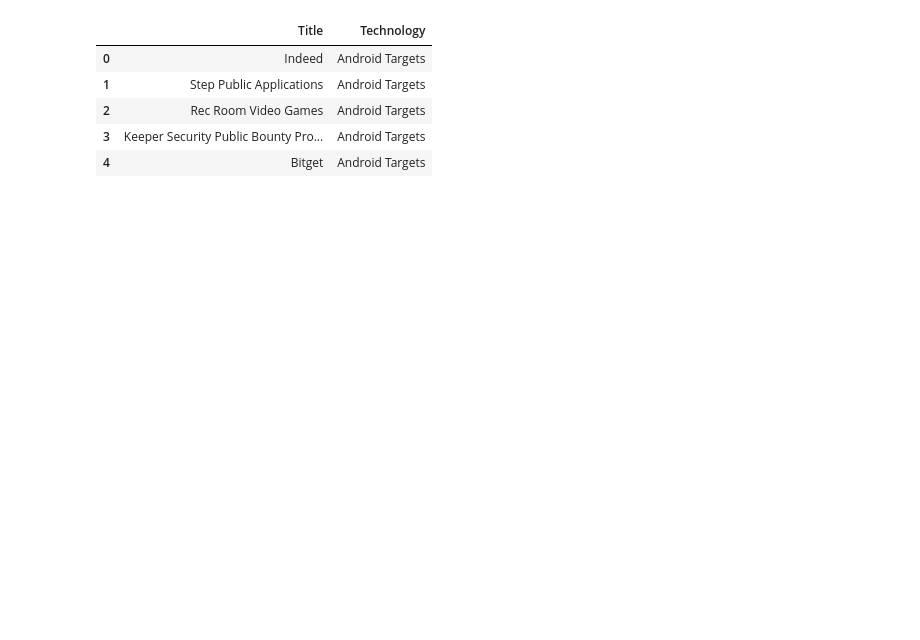
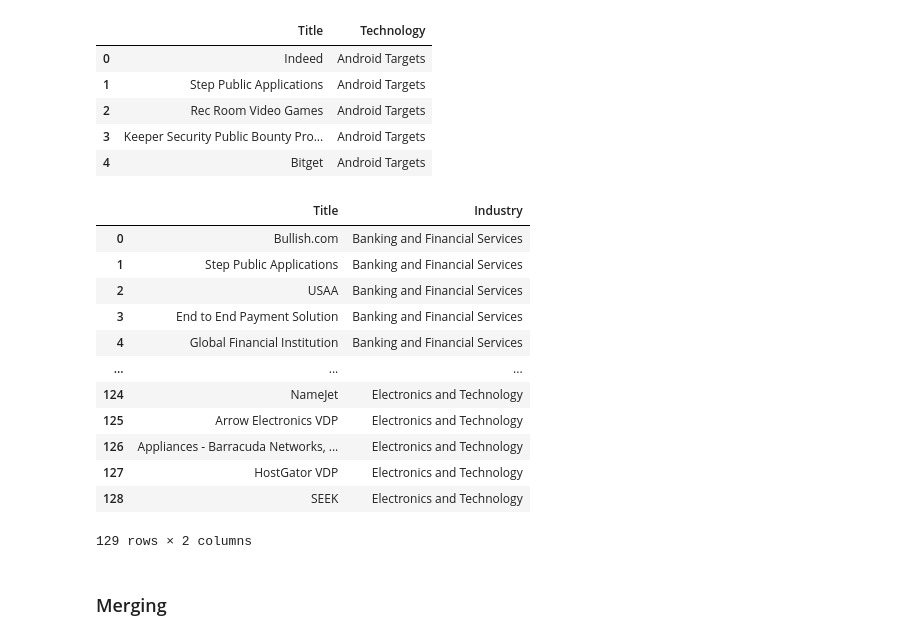
Before and after one commit to patrickahrend/data-analytics-bugcrowd, a Jupyter notebook: src/ultils.ipynb, the cells around one changed output. Drawn from its saved outputs; the diff is of its cells as text; code cells hidden in the pictures; blank space fills up the shorter version.

```diff
--- a/src/ultils.ipynb
+++ b/src/ultils.ipynb
@@ -183,0 +207,18 @@ result_technology.head()
+# %%
+result_industry
+# %% [output]
+|  | Title | Industry |
+| 0 | Bullish.com | Banking and Financial Services |
+| 1 | Step Public Applications | Banking and Financial Services |
+| 2 | USAA | Banking and Financial Services |
+| 3 | End to End Payment Solution | Banking and Financial Services |
+| 4 | Global Financial Institution | Banking and Financial Services |
+| ... | ... | ... |
+| 124 | NameJet | Electronics and Technology |
+| 125 | Arrow Electronics VDP | Electronics and Technology |
+| 126 | Appliances - Barracuda Networks, ... | Electronics and Technology |
+| 127 | HostGator VDP | Electronics and Technology |
+| 128 | SEEK | Electronics and Technology |
+129 rows × 2 columns
+# %% [markdown]
+### Merging
```
Also changed, not shown: parts of 26 cells of this notebook.
